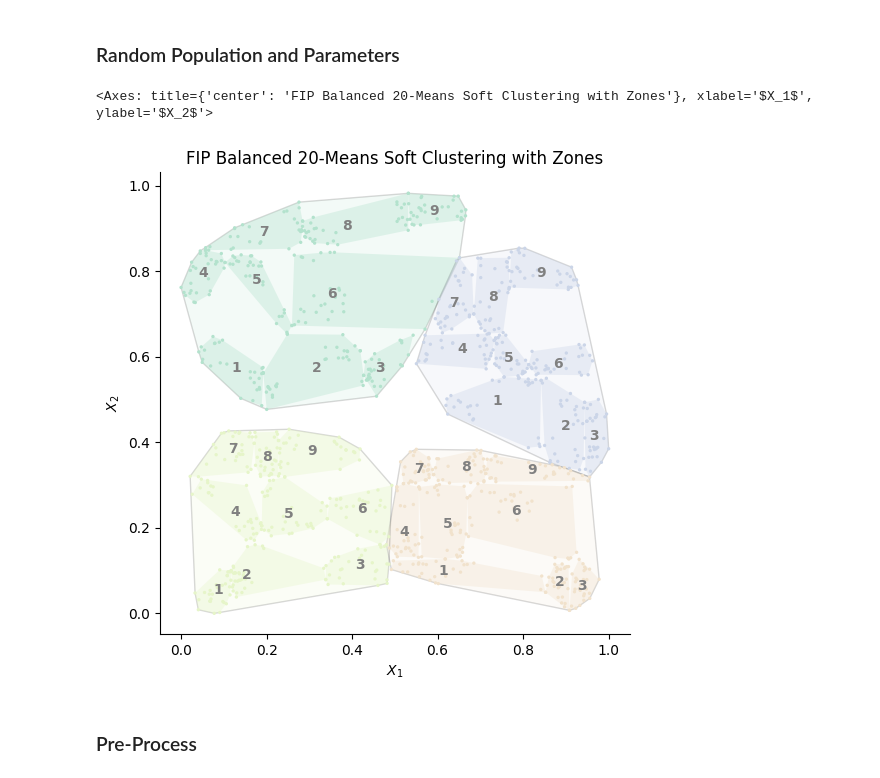
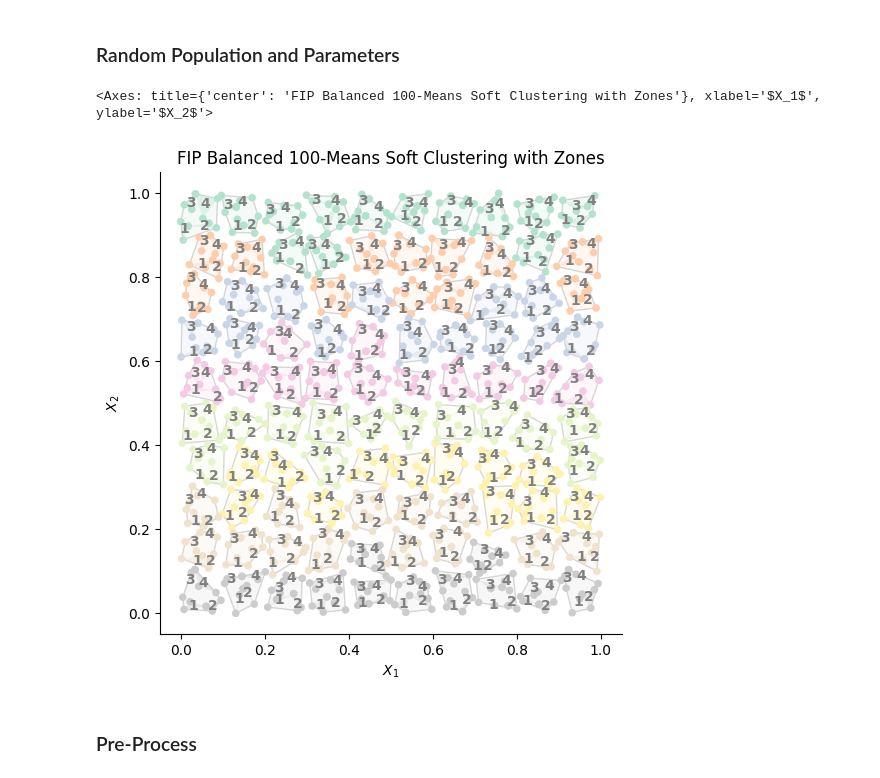
Before and after one commit to mehdimhb/graphical-sampling, a Jupyter notebook: simulations/jupyters/sampling.ipynb, the cells around one changed output. Cells and saved outputs as stored; diff of their text form; code cells hidden in the pictures.

```diff
--- a/simulations/jupyters/sampling.ipynb
+++ b/simulations/jupyters/sampling.ipynb
@@ -139,41 +139,43 @@ def popus(n, path="populations/real"):
 ### Random Population and Parameters
 # %%
 # --- Parameters ---
-popu = 'df_aggregated'
+popu = 'df_regular'
 ep_or_up = 'pik_ep'
-n = 20
-r_sample_per_cluster = 5
-centroid_grid_x = 2
+n = 100
+r_sample_per_cluster = 1
+centroid_grid_x = 10
 num_zones_cluster = [1]
-num_zones_sweep = [(3, 3)]
+num_zones_sweep = [(2, 2)]
 num_splits = [1]
-
+topological = False
+shift_jumps = [0,1,2]
+shuffle=False
 df = popus(n)[popu]
 # --- Data Preparation ---
 target_df = df
 coords_data = target_df[['coord_x', 'coord_y']].to_numpy()
 inclusions_data = target_df[ep_or_up].to_numpy()
 variable_data = target_df['z'].to_numpy() if 'z' in target_df.columns else inclusions_data
 
 # --- Population & Clustering ---
 pop = gs.Population(coords_data, inclusions_data, n=n, variable=variable_data)
 
 fbn = gs.clustering.FIPBalancedNMeans(
     n=n,
     centroid_grid_x=centroid_grid_x,
     r_sample_per_cluster=r_sample_per_cluster,
     init_clust_method='expanded',
     split_size=1
 )
 
 fbn.fit(pop)
 fbn.fit_zones(num_zones=num_zones_sweep[0], mode='sweep_yx')
 
 # --- Visualization ---
 fbn.plot(mode='soft')
 # %% [output]
-<Axes: title={'center': 'FIP Balanced 20-Means Soft Clustering with Zones'}, xlabel='$X_1$', ylabel='$X_2$'>
+<Axes: title={'center': 'FIP Balanced 100-Means Soft Clustering with Zones'}, xlabel='$X_1$', ylabel='$X_2$'>
-[figure, old version]
+[figure, new version]
 # %% [markdown]
 ### Pre-Process
 # %%
```
Also changed, not shown: parts of 5 cells of this notebook, 3 other files.
